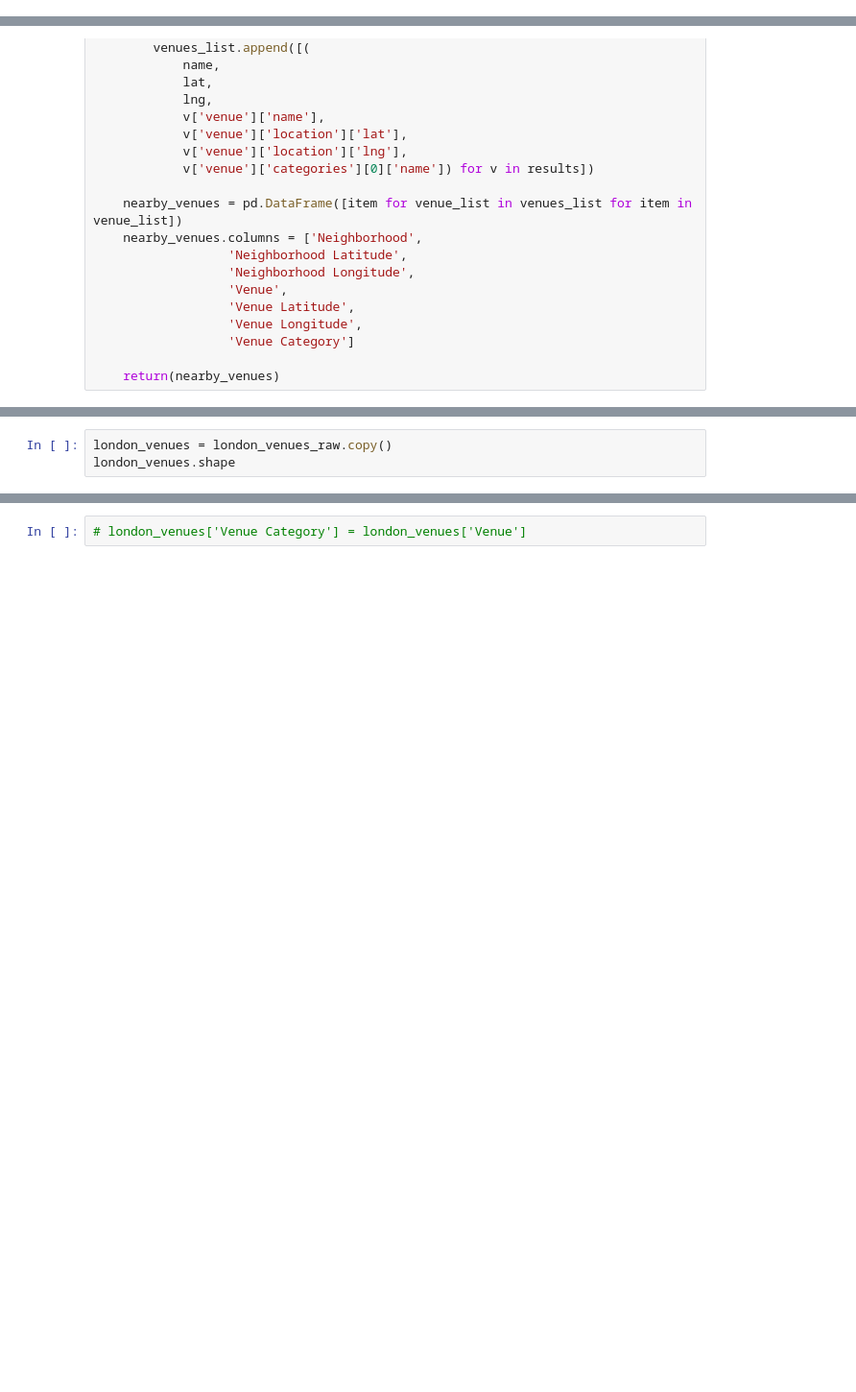
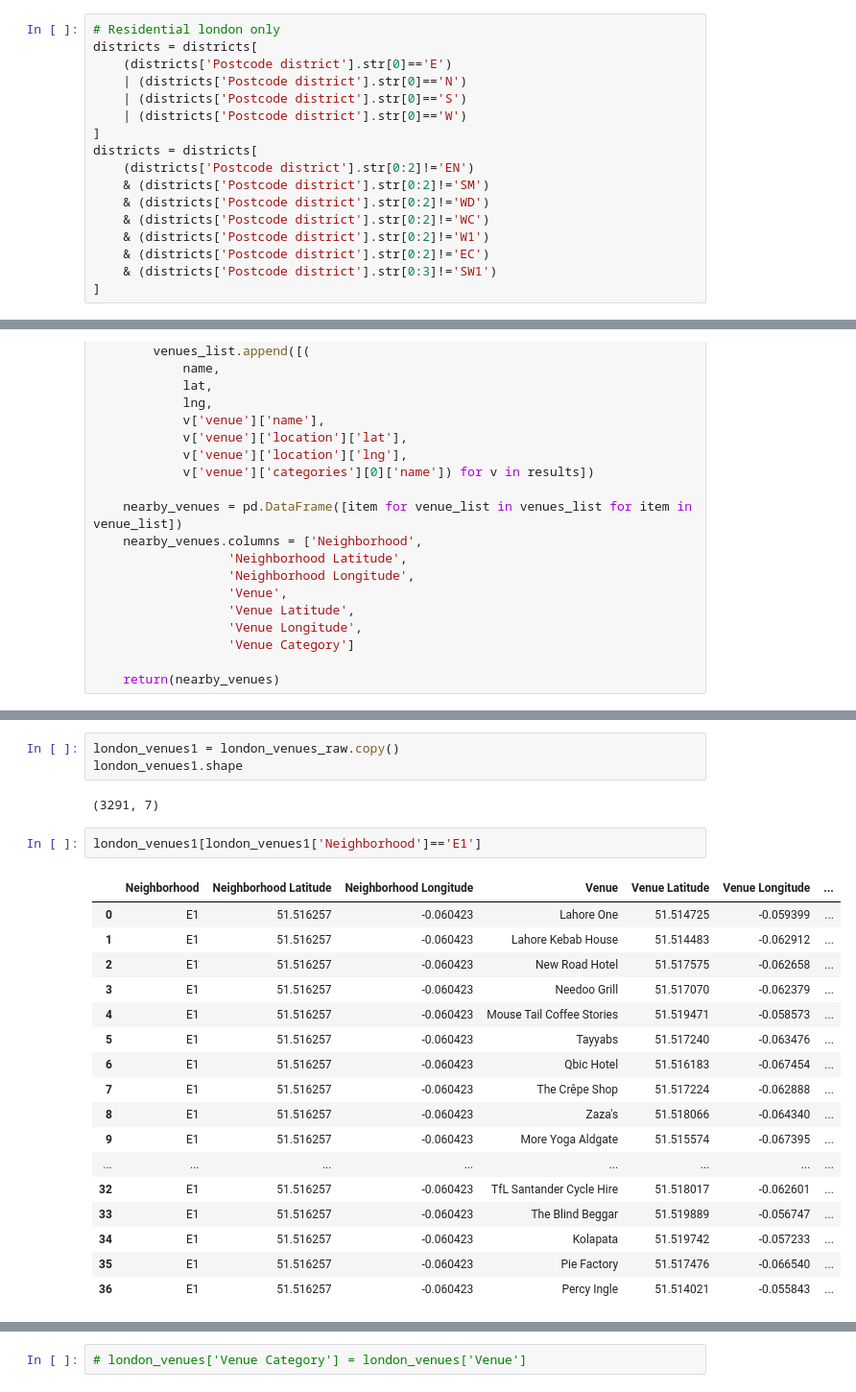
Before and after one commit to syedahm/coursera_assignments, a Jupyter notebook: battle of the neighbourhoods.ipynb, the cells around one changed output, grey strips where cells are left out. Shown: that part at 96% size. Drawn from its saved outputs; the diff is of its cells as text; blank space fills up the shorter version.

```diff
--- a/battle of the neighbourhoods.ipynb
+++ b/battle of the neighbourhoods.ipynb
@@ -52,3 +95,20 @@ map_london
 # %%
 districts = london_relevant_columns.groupby('Postcode district').agg('mean').reset_index()
+# %%
+# Residential london only
+districts = districts[
+    (districts['Postcode district'].str[0]=='E')
+    | (districts['Postcode district'].str[0]=='N')
+    | (districts['Postcode district'].str[0]=='S')
+    | (districts['Postcode district'].str[0]=='W')
+]
+districts = districts[
+    (districts['Postcode district'].str[0:2]!='EN')
+    & (districts['Postcode district'].str[0:2]!='SM')
+    & (districts['Postcode district'].str[0:2]!='WD')
+    & (districts['Postcode district'].str[0:2]!='WC')
+    & (districts['Postcode district'].str[0:2]!='W1')
+    & (districts['Postcode district'].str[0:2]!='EC')
+    & (districts['Postcode district'].str[0:3]!='SW1')
+]
 # %%
@@ -127,3 +214,25 @@ london_venues_raw = getNearbyVenues(names=districts['Postcode district'],
 # %%
-london_venues = london_venues_raw.copy()
-london_venues.shape
+london_venues1 = london_venues_raw.copy()
+london_venues1.shape
+# %% [output]
+(3291, 7)
+# %%
+london_venues1[london_venues1['Neighborhood']=='E1']
+# %% [output]
+|  | Neighborhood | Neighborhood Latitude | Neighborhood Longitude | Venue | Venue Latitude | Venue Longitude | ... |
+| 0 | E1 | 51.516257 | -0.060423 | Lahore One | 51.514725 | -0.059399 | ... |
+| 1 | E1 | 51.516257 | -0.060423 | Lahore Kebab House | 51.514483 | -0.062912 | ... |
+| 2 | E1 | 51.516257 | -0.060423 | New Road Hotel | 51.517575 | -0.062658 | ... |
+| 3 | E1 | 51.516257 | -0.060423 | Needoo Grill | 51.517070 | -0.062379 | ... |
+| 4 | E1 | 51.516257 | -0.060423 | Mouse Tail Coffee Stories | 51.519471 | -0.058573 | ... |
+| 5 | E1 | 51.516257 | -0.060423 | Tayyabs | 51.517240 | -0.063476 | ... |
+| 6 | E1 | 51.516257 | -0.060423 | Qbic Hotel | 51.516183 | -0.067454 | ... |
+| 7 | E1 | 51.516257 | -0.060423 | The Crêpe Shop | 51.517224 | -0.062888 | ... |
+| 8 | E1 | 51.516257 | -0.060423 | Zaza's | 51.518066 | -0.064340 | ... |
+| 9 | E1 | 51.516257 | -0.060423 | More Yoga Aldgate | 51.515574 | -0.067395 | ... |
+| ... | ... | ... | ... | ... | ... | ... | ... |
+| 32 | E1 | 51.516257 | -0.060423 | TfL Santander Cycle Hire | 51.518017 | -0.062601 | ... |
+| 33 | E1 | 51.516257 | -0.060423 | The Blind Beggar | 51.519889 | -0.056747 | ... |
+| 34 | E1 | 51.516257 | -0.060423 | Kolapata | 51.519742 | -0.057233 | ... |
+| 35 | E1 | 51.516257 | -0.060423 | Pie Factory | 51.517476 | -0.066540 | ... |
+| 36 | E1 | 51.516257 | -0.060423 | Percy Ingle | 51.514021 | -0.055843 | ... |
```
Also changed, not shown: parts of 42 cells of this notebook, 1 other file.
